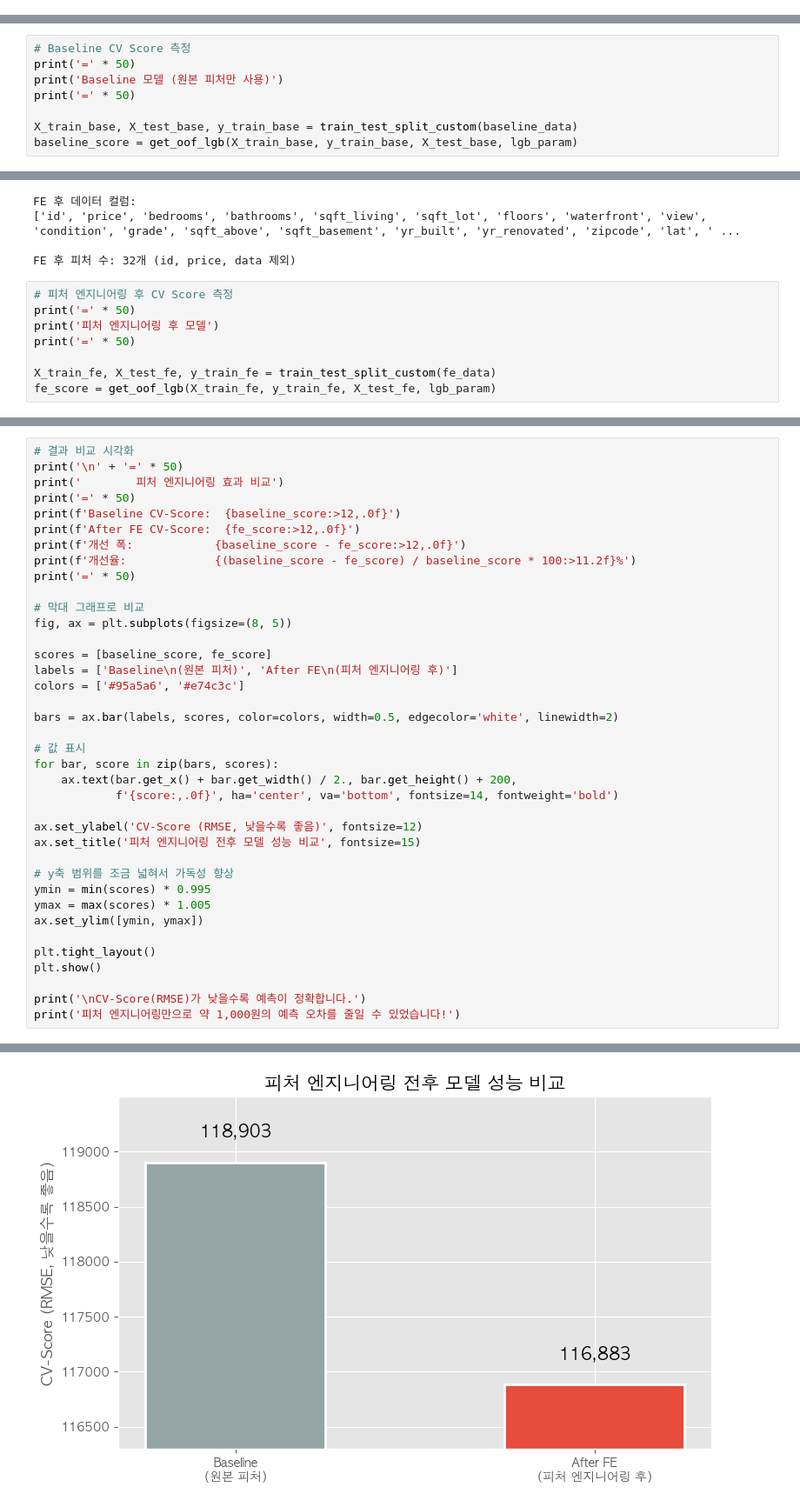
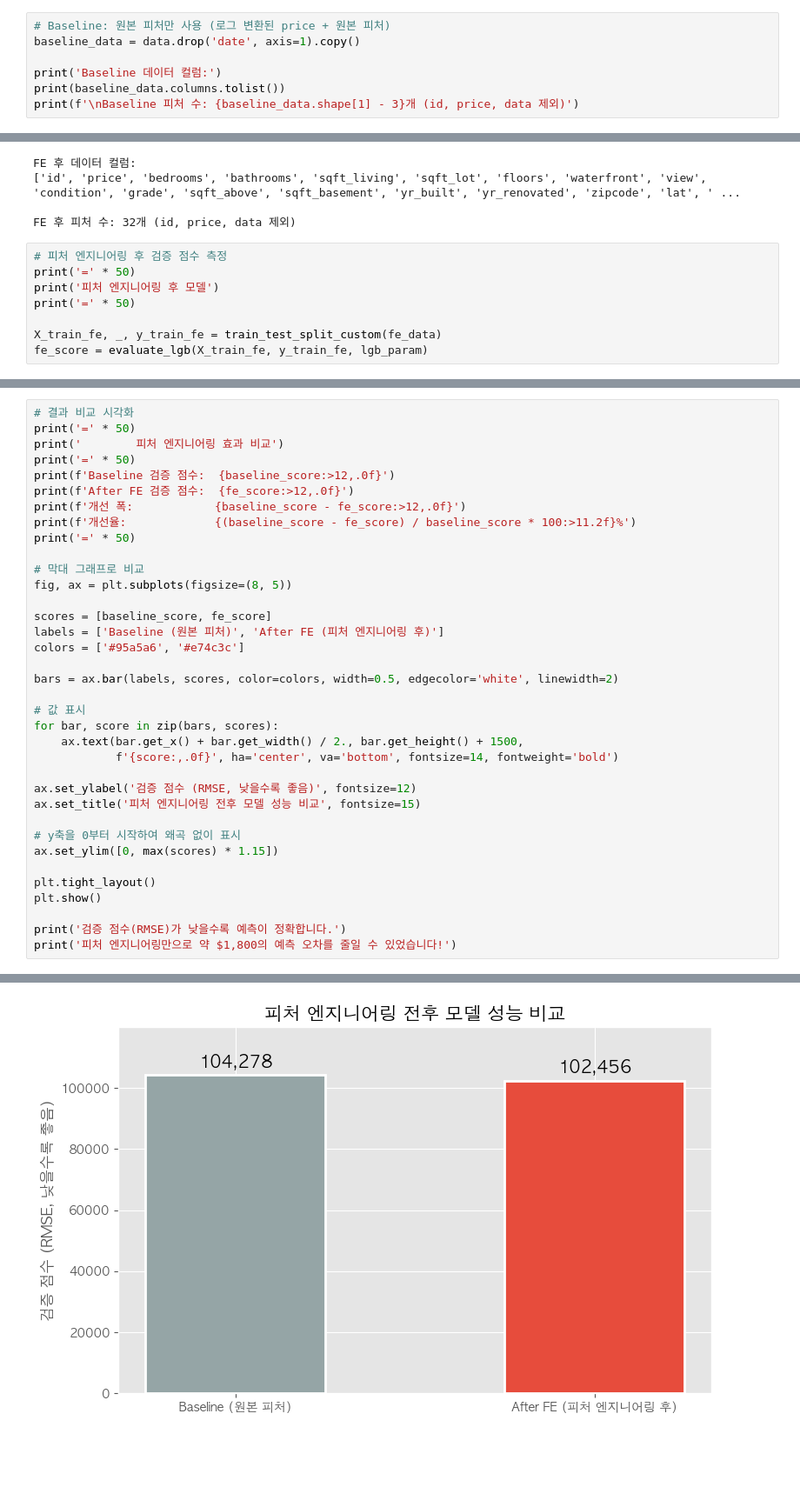
Before and after one commit to tmheo/2019-2nd-ML-month-with-KaKR-Solution, a Jupyter notebook: tutorial/02_modeling_and_feature_engineering.ipynb, the cells around one changed output, grey strips where cells are left out. Shown at 87% size. Cells and saved outputs as stored; diff of their text form; blank space fills up the shorter version.

Commit message:
feat(tutorial): 튜토리얼 노트북 구조 개편 및 내용 보강
02번 노트북을 모델링과 피처 엔지니어링 통합 버전으로 교체하고,
04번 모델 학습 노트북 내용을 대폭 보강

🗿 MoAI <email@mo.ai.kr>

```diff
--- a/tutorial/02_feature_engineering.ipynb
+++ b/tutorial/02_modeling_and_feature_engineering.ipynb
@@ -327,0 +759,7 @@ price 로그 변환 적용 완료!
+# %%
+# Baseline: 원본 피처만 사용 (로그 변환된 price + 원본 피처)
+baseline_data = data.drop('date', axis=1).copy()
+
+print('Baseline 데이터 컬럼:')
+print(baseline_data.columns.tolist())
+print(f'\nBaseline 피처 수: {baseline_data.shape[1] - 3}개 (id, price, data 제외)')
@@ -613,8 +1035,0 @@ Baseline 피처 수: 18개 (id, price, data 제외)
-# %%
-# Baseline CV Score 측정
-print('=' * 50)
-print('Baseline 모델 (원본 피처만 사용)')
-print('=' * 50)
-
-X_train_base, X_test_base, y_train_base = train_test_split_custom(baseline_data)
-baseline_score = get_oof_lgb(X_train_base, y_train_base, X_test_base, lgb_param)
@@ -653,13 +1056,13 @@ FE 후 데이터 컬럼:
 
 FE 후 피처 수: 32개 (id, price, data 제외)
 # %%
-# 피처 엔지니어링 후 CV Score 측정
+# 피처 엔지니어링 후 검증 점수 측정
 print('=' * 50)
 print('피처 엔지니어링 후 모델')
 print('=' * 50)
 
-X_train_fe, X_test_fe, y_train_fe = train_test_split_custom(fe_data)
-fe_score = get_oof_lgb(X_train_fe, y_train_fe, X_test_fe, lgb_param)
+X_train_fe, _, y_train_fe = train_test_split_custom(fe_data)
+fe_score = evaluate_lgb(X_train_fe, y_train_fe, lgb_param)
 # %% [output]
 ==================================================
 피처 엔지니어링 후 모델
@@ -685,10 +1077,10 @@ CV-Score: 116883.134267
 # %%
 # 결과 비교 시각화
-print('\n' + '=' * 50)
+print('=' * 50)
 print('        피처 엔지니어링 효과 비교')
 print('=' * 50)
-print(f'Baseline CV-Score:  {baseline_score:>12,.0f}')
-print(f'After FE CV-Score:  {fe_score:>12,.0f}')
+print(f'Baseline 검증 점수:  {baseline_score:>12,.0f}')
+print(f'After FE 검증 점수:  {fe_score:>12,.0f}')
 print(f'개선 폭:            {baseline_score - fe_score:>12,.0f}')
 print(f'개선율:             {(baseline_score - fe_score) / baseline_score * 100:>11.2f}%')
 print('=' * 50)
@@ -697,29 +1089,27 @@ print('=' * 50)
 fig, ax = plt.subplots(figsize=(8, 5))
 
 scores = [baseline_score, fe_score]
-labels = ['Baseline\n(원본 피처)', 'After FE\n(피처 엔지니어링 후)']
+labels = ['Baseline (원본 피처)', 'After FE (피처 엔지니어링 후)']
 colors = ['#95a5a6', '#e74c3c']
 
 bars = ax.bar(labels, scores, color=colors, width=0.5, edgecolor='white', linewidth=2)
 
 # 값 표시
 for bar, score in zip(bars, scores):
-    ax.text(bar.get_x() + bar.get_width() / 2., bar.get_height() + 200,
+    ax.text(bar.get_x() + bar.get_width() / 2., bar.get_height() + 1500,
             f'{score:,.0f}', ha='center', va='bottom', fontsize=14, fontweight='bold')
 
-ax.set_ylabel('CV-Score (RMSE, 낮을수록 좋음)', fontsize=12)
+ax.set_ylabel('검증 점수 (RMSE, 낮을수록 좋음)', fontsize=12)
 ax.set_title('피처 엔지니어링 전후 모델 성능 비교', fontsize=15)
 
-# y축 범위를 조금 넓혀서 가독성 향상
-ymin = min(scores) * 0.995
-ymax = max(scores) * 1.005
-ax.set_ylim([ymin, ymax])
+# y축을 0부터 시작하여 왜곡 없이 표시
+ax.set_ylim([0, max(scores) * 1.15])
 
 plt.tight_layout()
 plt.show()
 
-print('\nCV-Score(RMSE)가 낮을수록 예측이 정확합니다.')
-print('피처 엔지니어링만으로 약 1,000원의 예측 오차를 줄일 수 있었습니다!')
+print('검증 점수(RMSE)가 낮을수록 예측이 정확합니다.')
+print('피처 엔지니어링만으로 약 $1,800의 예측 오차를 줄일 수 있었습니다!')
 # %% [output]
 ==================================================
         피처 엔지니어링 효과 비교
@@ -731,2 +1121,2 @@ After FE CV-Score:       116,883
 ==================================================
-[figure, old version]
+[figure, new version]
```
Also changed, not shown: parts of 35 cells of this notebook, 2 other files.
